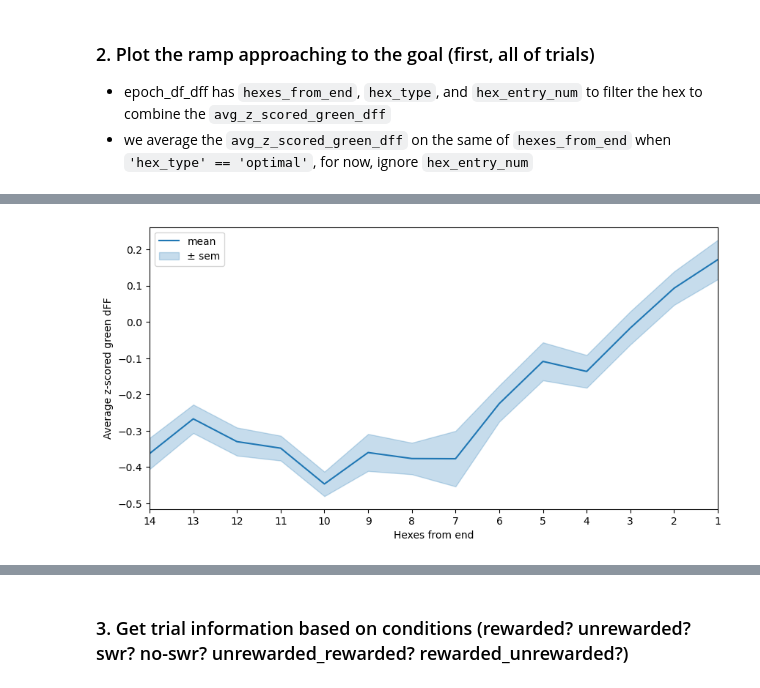
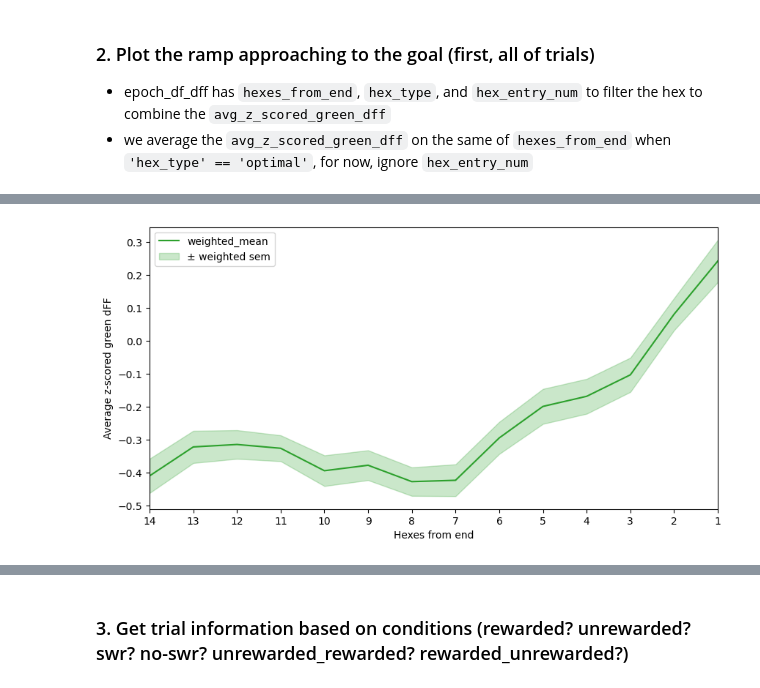
Before and after one commit to calderast/Hex-maze-spyglass, a Jupyter notebook: Ramp_Analysis_YS.ipynb, the cells around one changed output, grey strips where cells are left out. Saved outputs shown, nothing was run; the diff lists cells and outputs as text; code cells hidden in the pictures.

```diff
--- a/Ramp_Analysis_YS.ipynb
+++ b/Ramp_Analysis_YS.ipynb
@@ -129,7 +130,7 @@ plt.ylabel('Photometry series data')
 Text(0, 0.5, 'Photometry series data')
 [figure]
 # %%
-epoch_df_dff = average_hex_z_scored_green_dFF(epoch_df, phot_series)
+epoch_df_dff = add_averaged_series_column(epoch_df, phot_series, new_col_name='avg_z_scored_green_dFF')
 display(epoch_df_dff)
 # %% [output]
 |  | block | block_trial_num | hex | entry_time | exit_time | duration | hex_in_trial | hex_entry_num | ... |
@@ -146,3 +147,7 @@ display(epoch_df_dff)
 | 2968 | 3 | 12 | 49 | 4364.688606 | 4364.836606 | 0.148 | 42 | 4 | ... |
 | 2969 | 3 | 12 | 2 | 4364.838606 | 4373.824606 | 8.986 | 43 | 2 | ... |
 2970 rows × 13 columns
+# %%
+# filter epochs with duration less than 1 second to exclude when rat lingers in hex
+epoch_df_dff_duration_filtered = epoch_df_dff[epoch_df_dff['duration'] < 1]
+epoch_df_dff_duration_filtered
@@ -212,0 +248,4 @@ display(dff_by_hexes_from_end)
+# %%
+# testing the data that passed the duration filter
+dff_by_hexes_from_end = group_series_by_hexes_from_end(epoch_df_dff_duration_filtered, series_col='avg_z_scored_green_dFF', hex_type=['optimal','choice_point'])
+display(dff_by_hexes_from_end)
@@ -213,7 +272,7 @@ display(dff_by_hexes_from_end)
 # %%
-def plot_dff_ramp(dff_by_hexes_from_end, exclude_end_port=False, max_hexes_from_end=False, plot_sem=True):
+def plot_series_during_port_approach(dataframe, series_col:str='weighted_mean', exclude_end_port=False, max_hexes_from_end=False, plot_sem=True, figsize=(10,5), figtitle:str='Average z-scored green dFF'):
 
-    df = dff_by_hexes_from_end
+    df = dataframe.copy()
 
     if exclude_end_port:
         df = df.loc[df.index != 0]
@@ -221,18 +280,18 @@ def plot_dff_ramp(dff_by_hexes_from_end, exclude_end_port=False, max_hexes_from_
     if max_hexes_from_end:
         df = df.loc[df.index <= max_hexes_from_end]
 
-    plt.figure(figsize=(10,5))
-    plt.plot(df.index, df['mean'], label='mean')
+    plt.figure(figsize=figsize)
+    plt.plot(df.index, df[series_col], label=series_col, color='C2')
     if plot_sem:
-        plt.fill_between(df.index, df['mean'] - df['sem'], df['mean'] + df['sem'], color='C0', alpha=0.25, label='± sem')
+        plt.fill_between(df.index, df[series_col] - df['weighted_sem'], df[series_col] + df['weighted_sem'], color='C2', alpha=0.25, label='± weighted sem')
     plt.xlabel('Hexes from end')
-    plt.ylabel('Average z-scored green dFF')
+    plt.ylabel(figtitle) # TODO: what if I want to plot the speed? how this function adjustable?
     # reverse x axis so it goes from max -> min
     plt.xlim(df.index.max(), df.index.min())
     plt.xticks(np.arange(df.index.max(), df.index.min()-1, -1))
     plt.legend()
     plt.show()
-# %%
-plot_dff_ramp(dff_by_hexes_from_end, exclude_end_port=True, max_hexes_from_end=14)
-# %% [output]
-[figure, removed]
+# %%
+plot_series_during_port_approach(dff_by_hexes_from_end, series_col='weighted_mean', exclude_end_port=True, max_hexes_from_end=14)
+# %% [output]
+[figure, added]
```
Also changed, not shown: parts of 18 cells of this notebook.
